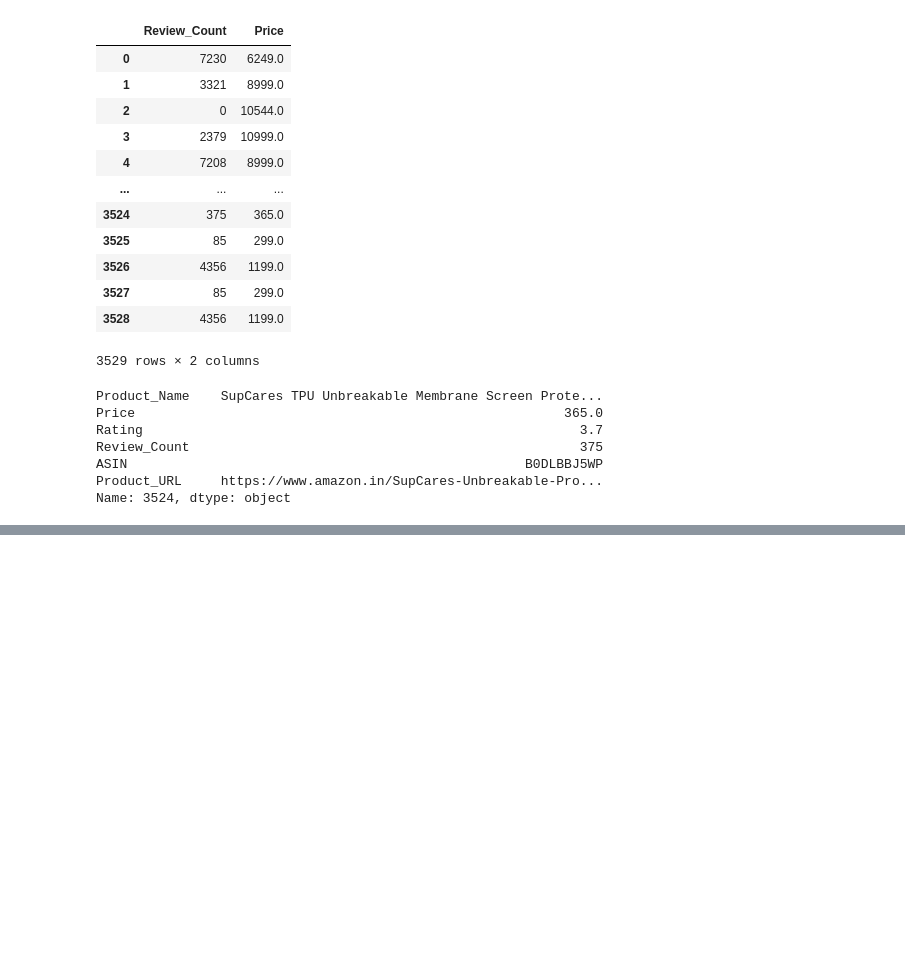
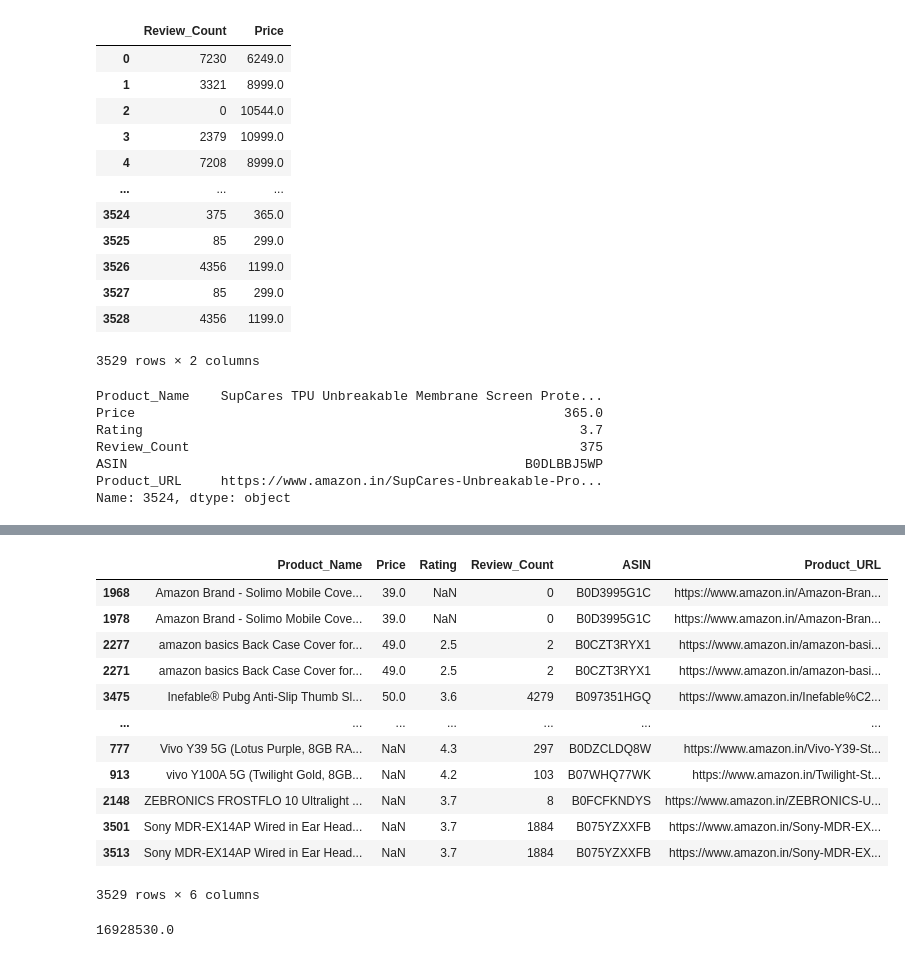
Before and after one commit to soumyadeepmukherji/Amazon-Big-Billion-Sale-2025-Analysis, a Jupyter notebook: analysis.ipynb, the cells around one changed output, grey strips where cells are left out. Cells and saved outputs as stored; diff of their text form; code cells hidden in the pictures; blank space fills up the shorter version.

Commit message:
Querying and sorting

```diff
--- a/analysis.ipynb
+++ b/analysis.ipynb
@@ -128,3 +128,25 @@ mobile_df.sample(5)
 | 1997 | SHINESTAR Redmi 12C / Poco C55 Fl... | 174.0 | 3.9 | 322 | B0BYBL196S | https://www.amazon.in/SHINESTAR-C... |
 | 1895 | FINGERS Mini MOT (My-Own-TV) Port... | 850.0 | 4.2 | 26 | B0CP59634B | https://www.amazon.in/FINGERS-My-... |
 | 2271 | amazon basics Back Case Cover for... | 49.0 | 2.5 | 2 | B0CZT3RYX1 | https://www.amazon.in/amazon-basi... |
+# %%
+#Sorting Values
+mobile_df.sort_values('Price')
+# %% [output]
+|  | Product_Name | Price | Rating | Review_Count | ASIN | Product_URL |
+| 1968 | Amazon Brand - Solimo Mobile Cove... | 39.0 | NaN | 0 | B0D3995G1C | https://www.amazon.in/Amazon-Bran... |
+| 1978 | Amazon Brand - Solimo Mobile Cove... | 39.0 | NaN | 0 | B0D3995G1C | https://www.amazon.in/Amazon-Bran... |
+| 2277 | amazon basics Back Case Cover for... | 49.0 | 2.5 | 2 | B0CZT3RYX1 | https://www.amazon.in/amazon-basi... |
+| 2271 | amazon basics Back Case Cover for... | 49.0 | 2.5 | 2 | B0CZT3RYX1 | https://www.amazon.in/amazon-basi... |
+| 3475 | Inefable® Pubg Anti-Slip Thumb Sl... | 50.0 | 3.6 | 4279 | B097351HGQ | https://www.amazon.in/Inefable%C2... |
+| ... | ... | ... | ... | ... | ... | ... |
+| 777 | Vivo Y39 5G (Lotus Purple, 8GB RA... | NaN | 4.3 | 297 | B0DZCLDQ8W | https://www.amazon.in/Vivo-Y39-St... |
+| 913 | vivo Y100A 5G (Twilight Gold, 8GB... | NaN | 4.2 | 103 | B07WHQ77WK | https://www.amazon.in/Twilight-St... |
+| 2148 | ZEBRONICS FROSTFLO 10 Ultralight ... | NaN | 3.7 | 8 | B0FCFKNDYS | https://www.amazon.in/ZEBRONICS-U... |
+| 3501 | Sony MDR-EX14AP Wired in Ear Head... | NaN | 3.7 | 1884 | B075YZXXFB | https://www.amazon.in/Sony-MDR-EX... |
+| 3513 | Sony MDR-EX14AP Wired in Ear Head... | NaN | 3.7 | 1884 | B075YZXXFB | https://www.amazon.in/Sony-MDR-EX... |
+3529 rows × 6 columns
+# %%
+#Add the values
+mobile_df.Price.sum()
+# %% [output]
+16928530.0
```
Also changed, not shown: parts of 4 cells of this notebook.
